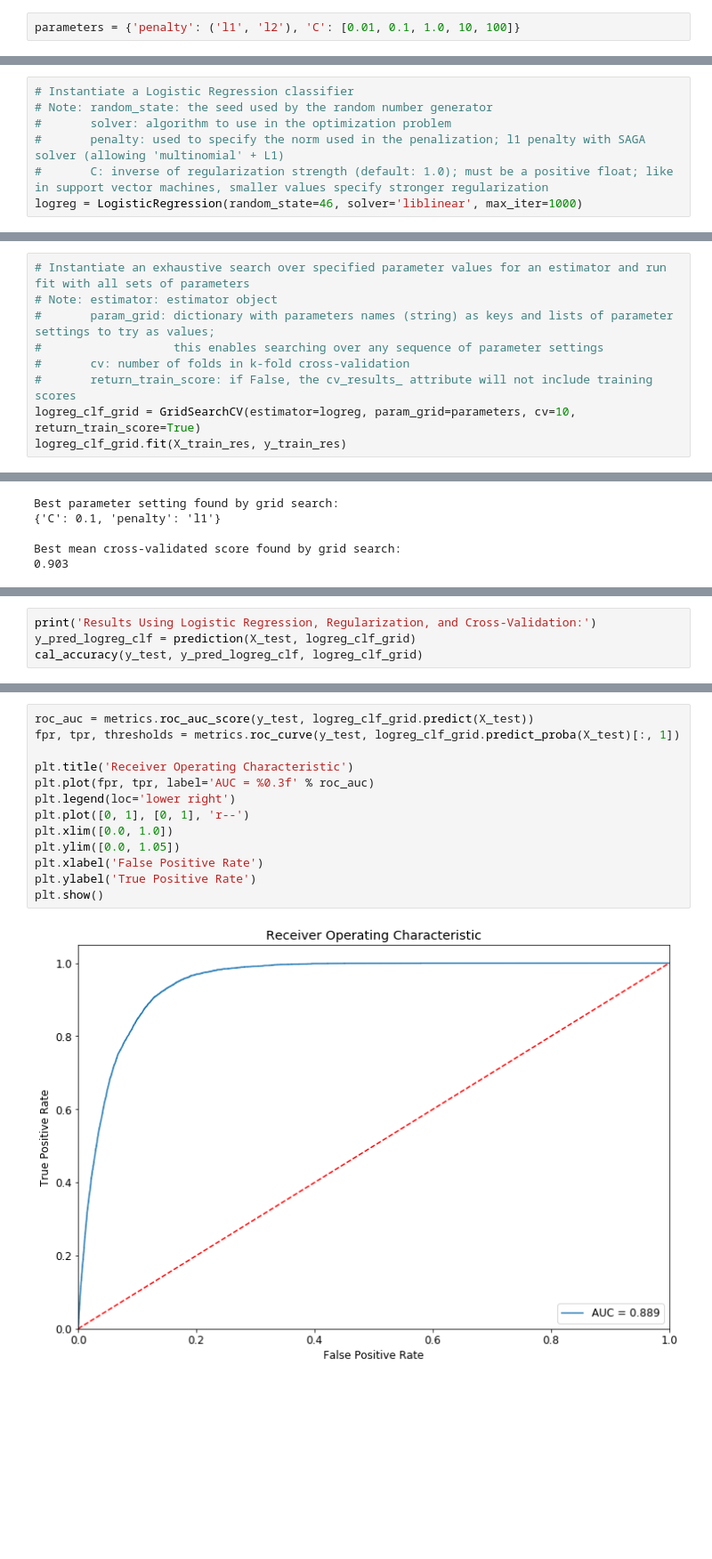
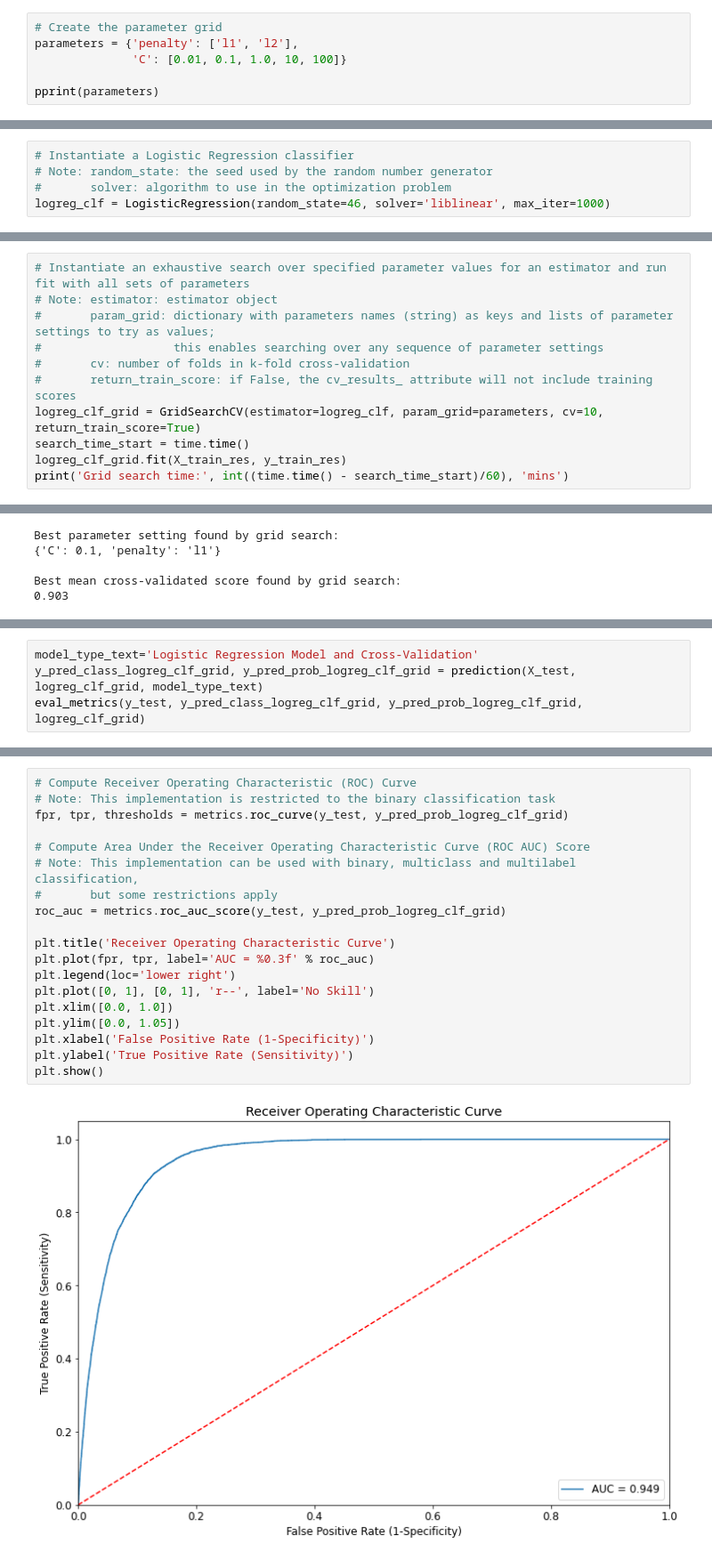
Before and after one commit to tweichle/Predicting-Baseball-Statistics, a Jupyter notebook: Classification/Logistic Regression with Over-Sampling Implementation for Baseball Outcomes.ipynb, the cells around one changed output, grey strips where cells are left out. Shown at 89% size. Cells and saved outputs as stored; diff of their text form; blank space fills up the shorter version.

```diff
--- a/Classification/Logistic Regression with Over-Sampling Implementation for Baseball Outcomes.ipynb
+++ b/Classification/Logistic Regression with Over-Sampling Implementation for Baseball Outcomes.ipynb
@@ -1071,2 +1248,6 @@ Log loss: 4.423
 # %%
-parameters = {'penalty': ('l1', 'l2'), 'C': [0.01, 0.1, 1.0, 10, 100]}
+# Create the parameter grid
+parameters = {'penalty': ['l1', 'l2'],
+              'C': [0.01, 0.1, 1.0, 10, 100]}
+
+pprint(parameters)
@@ -1074,6 +1257,4 @@ parameters = {'penalty': ('l1', 'l2'), 'C': [0.01, 0.1, 1.0, 10, 100]}
 # Instantiate a Logistic Regression classifier
 # Note: random_state: the seed used by the random number generator
 #       solver: algorithm to use in the optimization problem
-#       penalty: used to specify the norm used in the penalization; l1 penalty with SAGA solver (allowing 'multinomial' + L1)
-#       C: inverse of regularization strength (default: 1.0); must be a positive float; like in support vector machines, smaller values specify stronger regularization
-logreg = LogisticRegression(random_state=46, solver='liblinear', max_iter=1000)
+logreg_clf = LogisticRegression(random_state=46, solver='liblinear', max_iter=1000)
@@ -1084,6 +1267,8 @@ logreg = LogisticRegression(random_state=46, solver='liblinear', max_iter=1000)
 #                   this enables searching over any sequence of parameter settings
 #       cv: number of folds in k-fold cross-validation
 #       return_train_score: if False, the cv_results_ attribute will not include training scores
-logreg_clf_grid = GridSearchCV(estimator=logreg, param_grid=parameters, cv=10, return_train_score=True)
+logreg_clf_grid = GridSearchCV(estimator=logreg_clf, param_grid=parameters, cv=10, return_train_score=True)
+search_time_start = time.time()
 logreg_clf_grid.fit(X_train_res, y_train_res)
+print('Grid search time:', int((time.time() - search_time_start)/60), 'mins')
 # %% [output]
@@ -1149,5 +1321,5 @@ Best mean cross-validated score found by grid search:
 # %%
-print('Results Using Logistic Regression, Regularization, and Cross-Validation:')
-y_pred_logreg_clf = prediction(X_test, logreg_clf_grid)
-cal_accuracy(y_test, y_pred_logreg_clf, logreg_clf_grid)
+model_type_text='Logistic Regression Model and Cross-Validation'
+y_pred_class_logreg_clf_grid, y_pred_prob_logreg_clf_grid = prediction(X_test, logreg_clf_grid, model_type_text)
+eval_metrics(y_test, y_pred_class_logreg_clf_grid, y_pred_prob_logreg_clf_grid, logreg_clf_grid)
 # %% [output]
@@ -1174,15 +1373,21 @@ https://machinelearningmastery.com/roc-curves-and-precision-recall-curves-for-cl
 # %%
-roc_auc = metrics.roc_auc_score(y_test, logreg_clf_grid.predict(X_test))
-fpr, tpr, thresholds = metrics.roc_curve(y_test, logreg_clf_grid.predict_proba(X_test)[:, 1])
+# Compute Receiver Operating Characteristic (ROC) Curve
+# Note: This implementation is restricted to the binary classification task
+fpr, tpr, thresholds = metrics.roc_curve(y_test, y_pred_prob_logreg_clf_grid)
 
-plt.title('Receiver Operating Characteristic')
+# Compute Area Under the Receiver Operating Characteristic Curve (ROC AUC) Score
+# Note: This implementation can be used with binary, multiclass and multilabel classification,
+#       but some restrictions apply
+roc_auc = metrics.roc_auc_score(y_test, y_pred_prob_logreg_clf_grid)
+
+plt.title('Receiver Operating Characteristic Curve')
 plt.plot(fpr, tpr, label='AUC = %0.3f' % roc_auc)
 plt.legend(loc='lower right')
-plt.plot([0, 1], [0, 1], 'r--')
+plt.plot([0, 1], [0, 1], 'r--', label='No Skill')
 plt.xlim([0.0, 1.0])
 plt.ylim([0.0, 1.05])
-plt.xlabel('False Positive Rate')
-plt.ylabel('True Positive Rate')
+plt.xlabel('False Positive Rate (1-Specificity)')
+plt.ylabel('True Positive Rate (Sensitivity)')
 plt.show()
 # %% [output]
-[figure, old version]
+[figure, new version]
```
Also changed, not shown: parts of 85 cells of this notebook.
